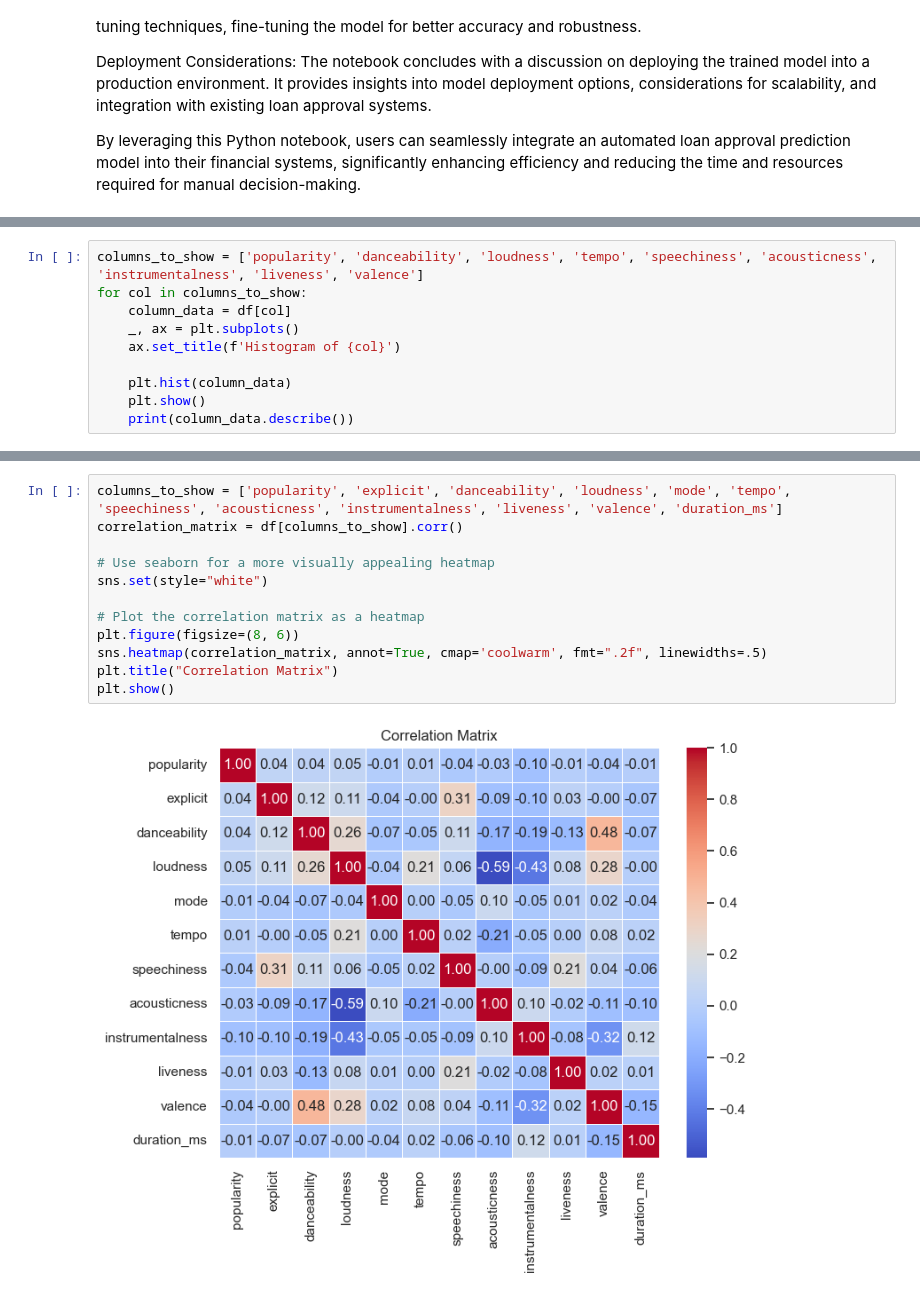
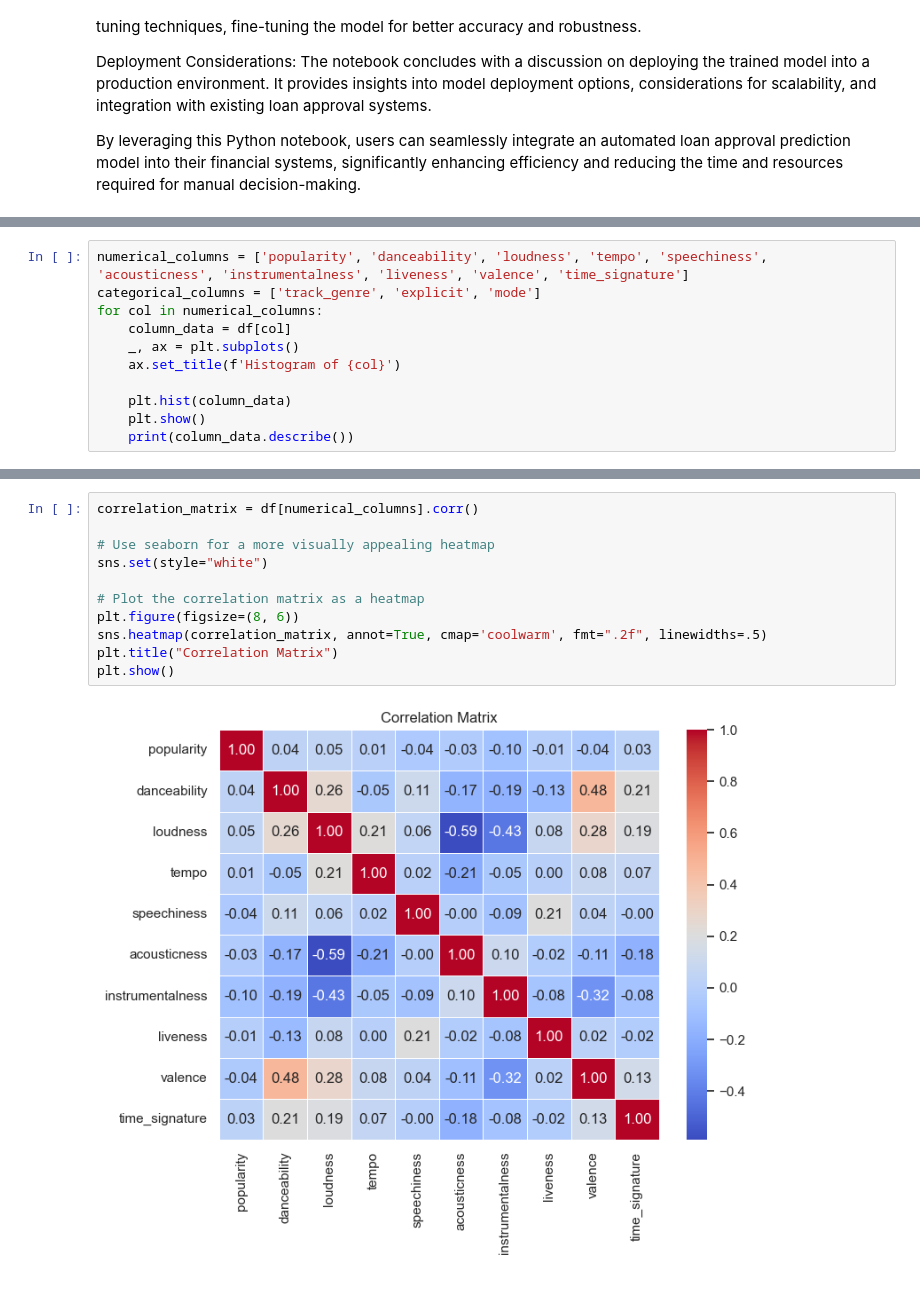
Before and after one commit to orifmilod/Spotify-ML, a Jupyter notebook: Spotify.ipynb, the cells around one changed output, grey strips where cells are left out. Cells and saved outputs as stored; diff of their text form.

```diff
--- a/Spotify.ipynb
+++ b/Spotify.ipynb
@@ -121,8 +123,9 @@ time_signature      0
 track_genre         0
 dtype: int64
 # %%
-columns_to_show = ['popularity', 'danceability', 'loudness', 'tempo', 'speechiness', 'acousticness', 'instrumentalness', 'liveness', 'valence']
-for col in columns_to_show:
+numerical_columns = ['popularity', 'danceability', 'loudness', 'tempo', 'speechiness', 'acousticness', 'instrumentalness', 'liveness', 'valence', 'time_signature']
+categorical_columns = ['track_genre', 'explicit', 'mode']
+for col in numerical_columns:
     column_data = df[col]
     _, ax = plt.subplots()
     ax.set_title(f'Histogram of {col}')
@@ -206,14 +209,13 @@ for col in columns_to_show:
 # %%
-columns_to_show = ['popularity', 'explicit', 'danceability', 'loudness', 'mode', 'tempo', 'speechiness', 'acousticness', 'instrumentalness', 'liveness', 'valence', 'duration_ms']
-correlation_matrix = df[columns_to_show].corr()
+correlation_matrix = df[numerical_columns].corr()
 
 # Use seaborn for a more visually appealing heatmap
 sns.set(style="white")
 
 # Plot the correlation matrix as a heatmap
 plt.figure(figsize=(8, 6))
 sns.heatmap(correlation_matrix, annot=True, cmap='coolwarm', fmt=".2f", linewidths=.5)
 plt.title("Correlation Matrix")
 plt.show()
 # %% [output]
-[figure, old version]
+[figure, new version]
```
Also changed, not shown: parts of 7 cells of this notebook, 3 other files.
